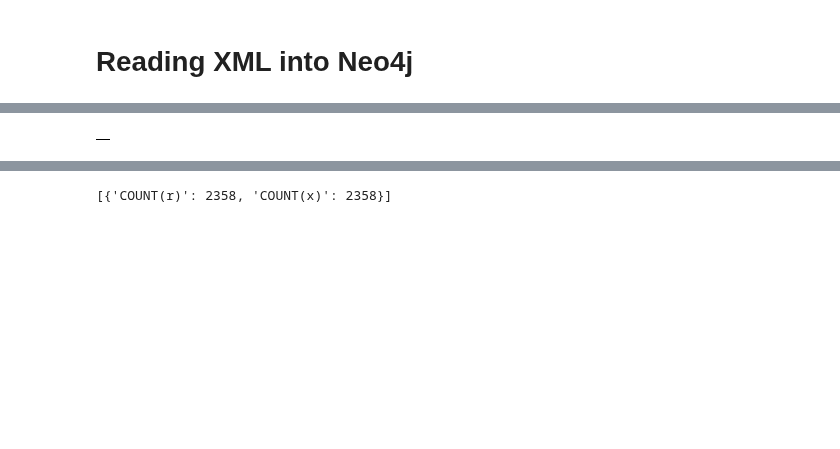
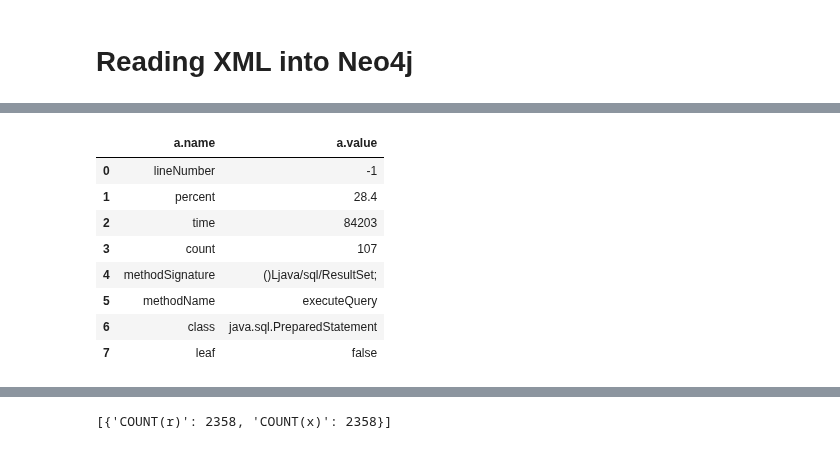
Before and after one commit to feststelltaste/software-analytics, a Jupyter notebook: notebooks/Mining performance HotSpots with JProfiler, jQAssistant, Neo4j and Pandas.ipynb, the cells around one changed output, grey strips where cells are left out. Cells and saved outputs as stored; diff of their text form; code cells hidden in the pictures; blank space fills up the shorter version.

```diff
--- a/notebooks/Mining performance HotSpots with JProfiler, jQAssistant, Neo4j and Pandas.ipynb
+++ b/notebooks/Mining performance HotSpots with JProfiler, jQAssistant, Neo4j and Pandas.ipynb
@@ -95,17 +181,17 @@ as graph:
 # %%
-import pandas as pd
-from py2neo import Graph
-from py2neo.packages.httpstream import http
-http.socket_timeout = 360
-
-graph = Graph()
-
 query="""
-MATCH (x:Element)-[:HAS_ATTRIBUTE]->(a:Attribute)
-// select just an arbitrary node
-WHERE id(x) = 211566
+MATCH (e:Element)-[:HAS_ATTRIBUTE]->(a:Attribute)
+WHERE id(e) = 12 //just select an arbitrary node
 RETURN a.name, a.value
 """
 pd.DataFrame(graph.run(query).data())
 # %% [output]
-|  |
+|  | a.name | a.value |
+| 0 | lineNumber | -1 |
+| 1 | percent | 28.4 |
+| 2 | time | 84203 |
+| 3 | count | 107 |
+| 4 | methodSignature | ()Ljava/sql/ResultSet; |
+| 5 | methodName | executeQuery |
+| 6 | class | java.sql.PreparedStatement |
+| 7 | leaf | false |
```
Also changed, not shown: parts of 57 cells of this notebook.
